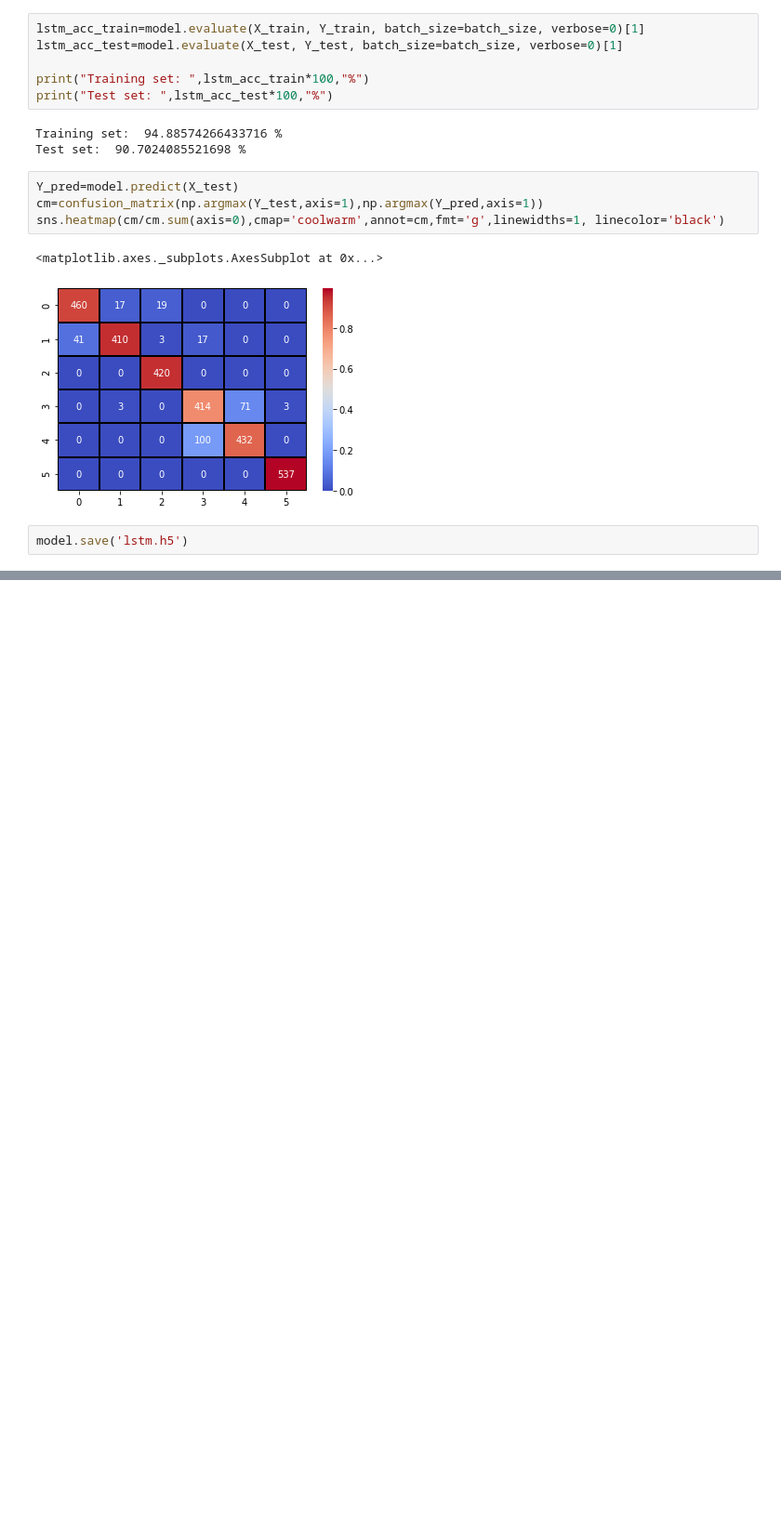
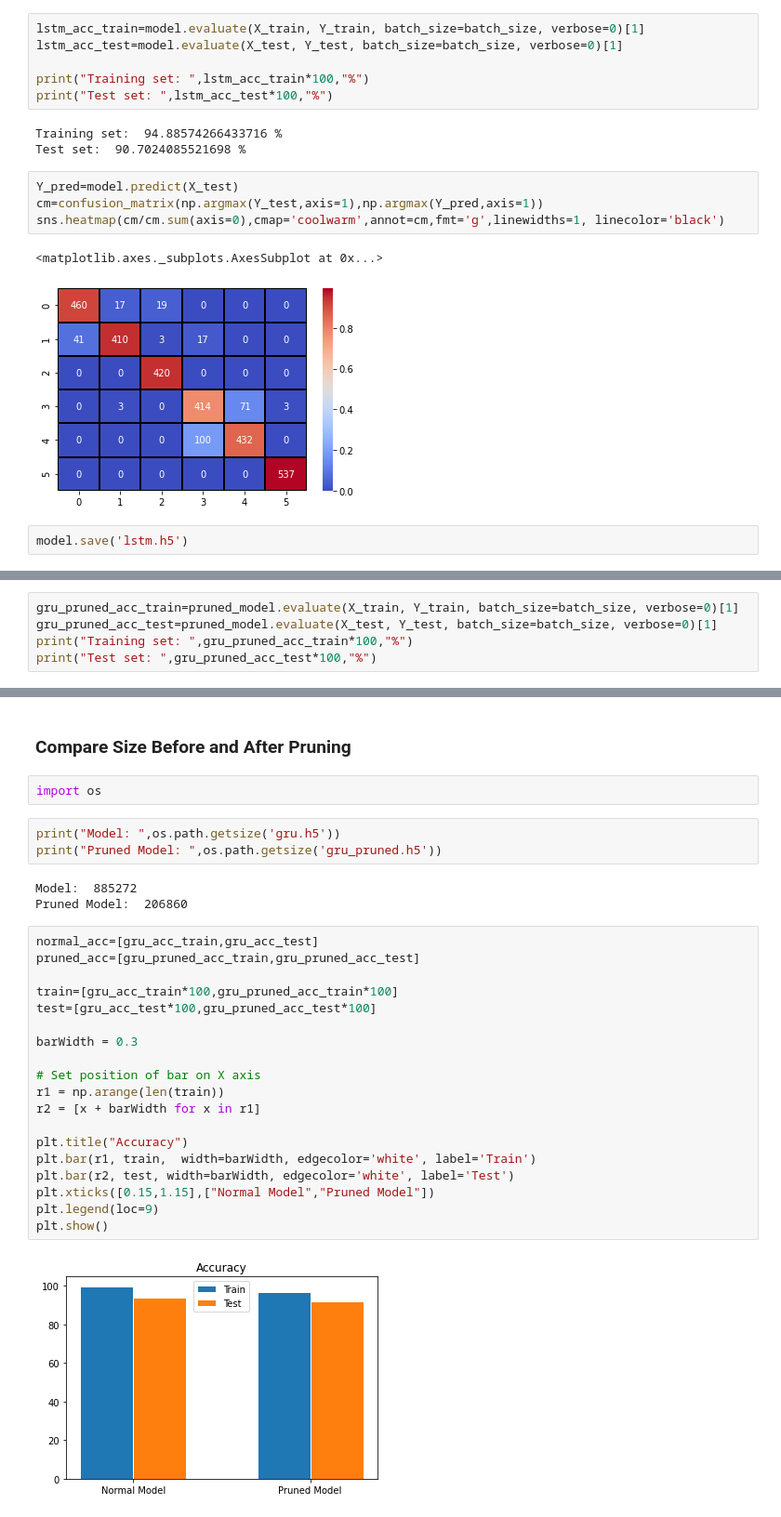
Before and after one commit to AnirbanMukherjeeXD/human-activity-recognition, a Jupyter notebook: HAR_RNN.ipynb, the cells around one changed output, grey strips where cells are left out. Shown: that part at 93% size. Saved outputs shown, nothing was run; the diff lists cells and outputs as text; blank space fills up the shorter version.

```diff
--- a/HAR_RNN.ipynb
+++ b/HAR_RNN.ipynb
@@ -293,0 +406,5 @@ model.save('lstm.h5')
+# %%
+gru_pruned_acc_train=pruned_model.evaluate(X_train, Y_train, batch_size=batch_size, verbose=0)[1]
+gru_pruned_acc_test=pruned_model.evaluate(X_test, Y_test, batch_size=batch_size, verbose=0)[1]
+print("Training set: ",gru_pruned_acc_train*100,"%")
+print("Test set: ",gru_pruned_acc_test*100,"%")
@@ -293,0 +438,31 @@ model.save('lstm.h5')
+# %% [markdown]
+### Compare Size Before and After Pruning
+# %%
+import os
+# %%
+print("Model: ",os.path.getsize('gru.h5'))
+print("Pruned Model: ",os.path.getsize('gru_pruned.h5'))
+# %% [output]
+Model:  885272
+Pruned Model:  206860
+# %%
+normal_acc=[gru_acc_train,gru_acc_test]
+pruned_acc=[gru_pruned_acc_train,gru_pruned_acc_test]
+
+train=[gru_acc_train*100,gru_pruned_acc_train*100]
+test=[gru_acc_test*100,gru_pruned_acc_test*100]
+
+barWidth = 0.3
+
+# Set position of bar on X axis
+r1 = np.arange(len(train))
+r2 = [x + barWidth for x in r1]
+
+plt.title("Accuracy")
+plt.bar(r1, train,  width=barWidth, edgecolor='white', label='Train')
+plt.bar(r2, test, width=barWidth, edgecolor='white', label='Test')
+plt.xticks([0.15,1.15],["Normal Model","Pruned Model"])
+plt.legend(loc=9)
+plt.show()
+# %% [output]
+[figure, added]
```
Also changed, not shown: parts of 16 cells of this notebook.
